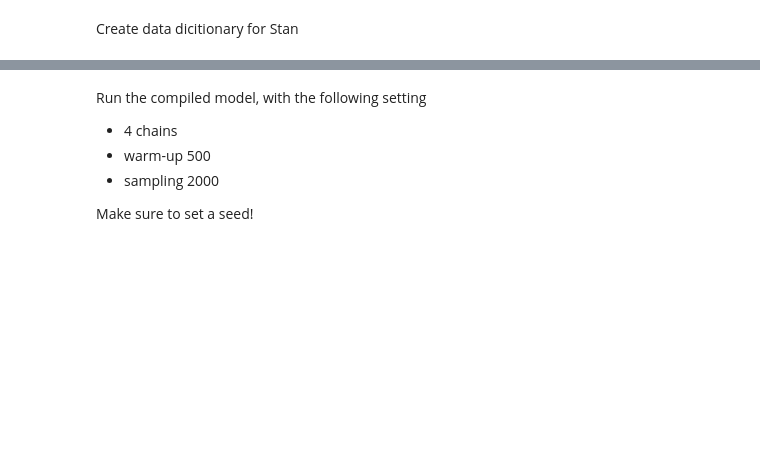
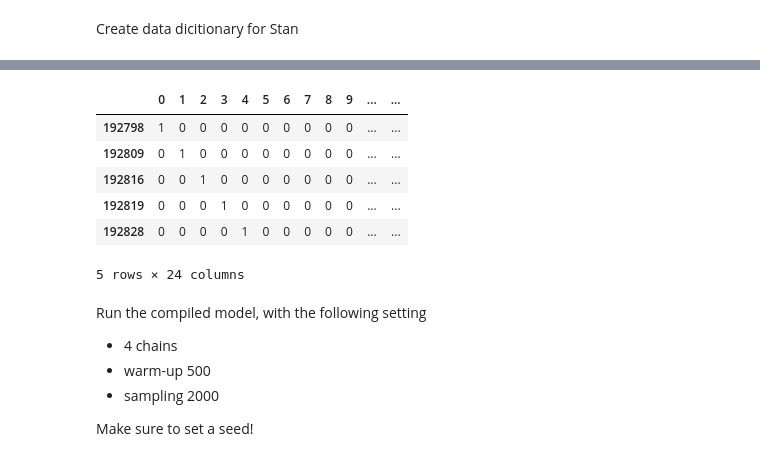
Before and after one commit to QuinnGrace/StatML4PopHealth, a Jupyter notebook: practicals/day1/practical1/2_wind_data_modelling_no_solution.ipynb, the cells around one changed output, grey strips where cells are left out. Saved outputs shown, nothing was run; the diff lists cells and outputs as text; code cells hidden in the pictures; blank space fills up the shorter version.

```diff
--- a/practicals/day1/practical1/2_wind_data_modelling_no_solution.ipynb
+++ b/practicals/day1/practical1/2_wind_data_modelling_no_solution.ipynb
@@ -245,7 +245,7 @@ Try using .loc[row_indexer,col_indexer] = value instead
 See the caveats in the documentation: https://pandas.pydata.org/pandas-docs/stable/user_guide/indexing.html#returning-a-view-versus-a-copy
   df_data['log_wind_speed'] = np.log(df_data['wind_speed'].values)
 # %%
-dummies = pd.get_dummies(df_data['hour'],drop_first=False)
+dummies = pd.get_dummies(df_data['hour'],drop_first=False,dtype='int')
 # %%
 df_data = pd.concat([df_data, dummies], axis=1)
 df_data.head()
@@ -336,4 +337,4 @@ with open(model1_filename, "w") as f:
 # %% [markdown]
 Create data dicitionary for Stan
 # %%
-df_data = df_data.drop(['timestamp',	'location',	'wind_dir','date',	'hour',	'dow',	'dow_hour',	'month',	'year'	],axis=1)
+df_data = df_data.drop(['timestamp',	'log_wind_speed','month_year', 'location',	'wind_dir','date',	'hour',	'dow',	'dow_hour',	'month',	'year'	],axis=1)
@@ -356,3 +361,13 @@ INFO:cmdstanpy:compiled model executable: /content/drive/MyDrive/StatML4PopHealt
+# %%
+df_data[df_data.columns[~df_data.columns.isin(['wind_speed'])]].head()
+# %% [output]
+|  | 0 | 1 | 2 | 3 | 4 | 5 | 6 | 7 | 8 | 9 | ... | ... |
+| 192798 | 1 | 0 | 0 | 0 | 0 | 0 | 0 | 0 | 0 | 0 | ... | ... |
+| 192809 | 0 | 1 | 0 | 0 | 0 | 0 | 0 | 0 | 0 | 0 | ... | ... |
+| 192816 | 0 | 0 | 1 | 0 | 0 | 0 | 0 | 0 | 0 | 0 | ... | ... |
+| 192819 | 0 | 0 | 0 | 1 | 0 | 0 | 0 | 0 | 0 | 0 | ... | ... |
+| 192828 | 0 | 0 | 0 | 0 | 1 | 0 | 0 | 0 | 0 | 0 | ... | ... |
+5 rows × 24 columns
 # %% [markdown]
 Run the compiled model, with the following setting
 * 4 chains
```
Also changed, not shown: parts of 9 cells of this notebook.
